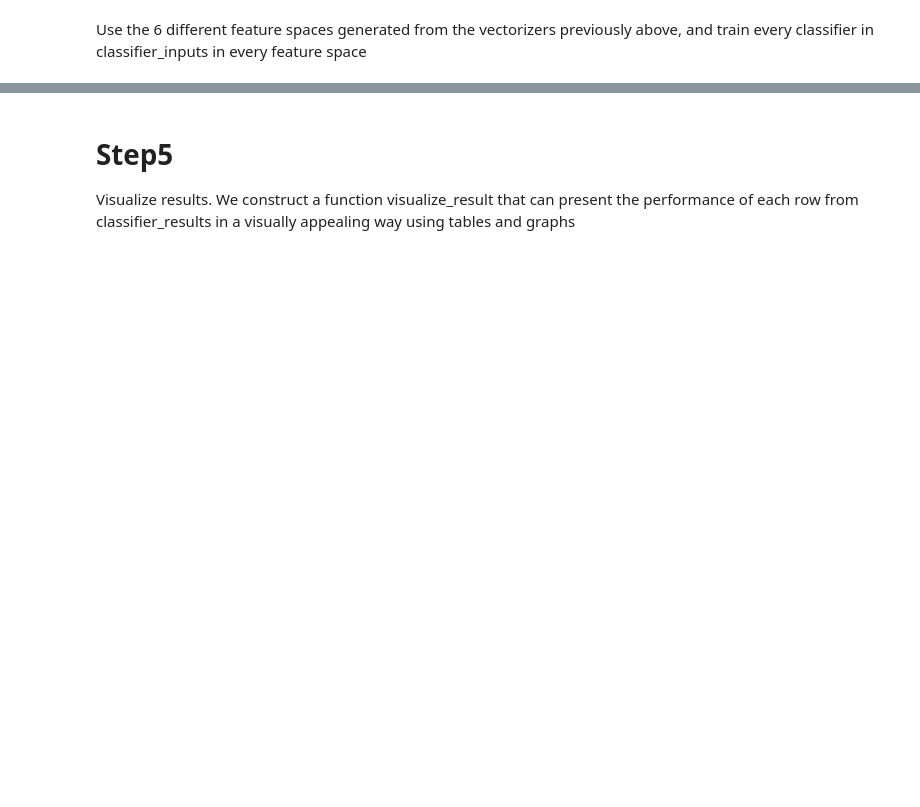
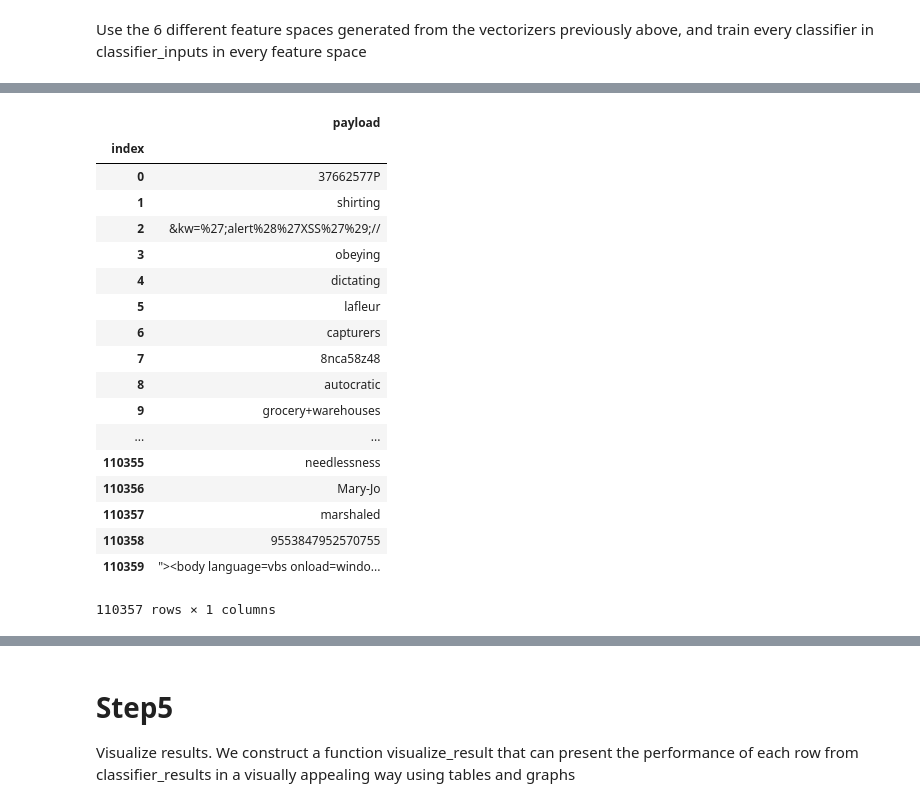
Before and after one commit to grananqvist/Machine-Learning-Web-Application-Firewall-and-Dataset, a Jupyter notebook: Data_analysis.ipynb, the cells around one changed output, grey strips where cells are left out. Saved outputs shown, nothing was run; the diff lists cells and outputs as text; code cells hidden in the pictures; blank space fills up the shorter version.

```diff
--- a/Data_analysis.ipynb
+++ b/Data_analysis.ipynb
@@ -800,3 +889,25 @@ NameError: name 'create_classifier_inputs_using_vectorizers' is not defined
+# %%
+display(pd.DataFrame(payloads['payload'].copy()))
+# %% [output]
+|  | payload |
+| index |  |
+| 0 | 37662577P |
+| 1 | shirting |
+| 2 | &kw=%27;alert%28%27XSS%27%29;// |
+| 3 | obeying |
+| 4 | dictating |
+| 5 | lafleur |
+| 6 | capturers |
+| 7 | 8nca58z48 |
+| 8 | autocratic |
+| 9 | grocery+warehouses |
+| ... | ... |
+| 110355 | needlessness |
+| 110356 | Mary-Jo |
+| 110357 | marshaled |
+| 110358 | 9553847952570755 |
+| 110359 | "><body language=vbs onload=windo... |
+110357 rows × 1 columns
 # %%
 classifier_inputs_custom = {}
 
```
Also changed, not shown: parts of 27 cells of this notebook, 1 other file.
